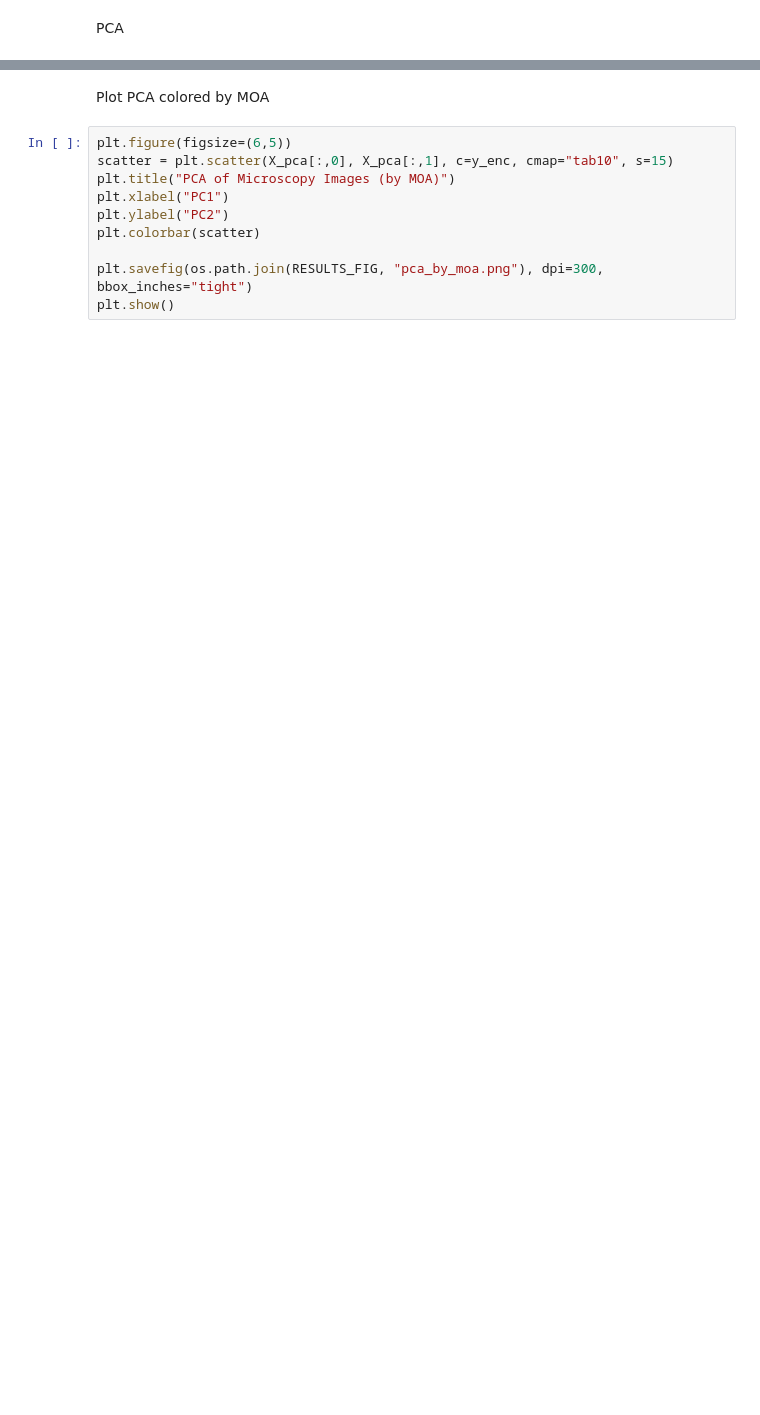
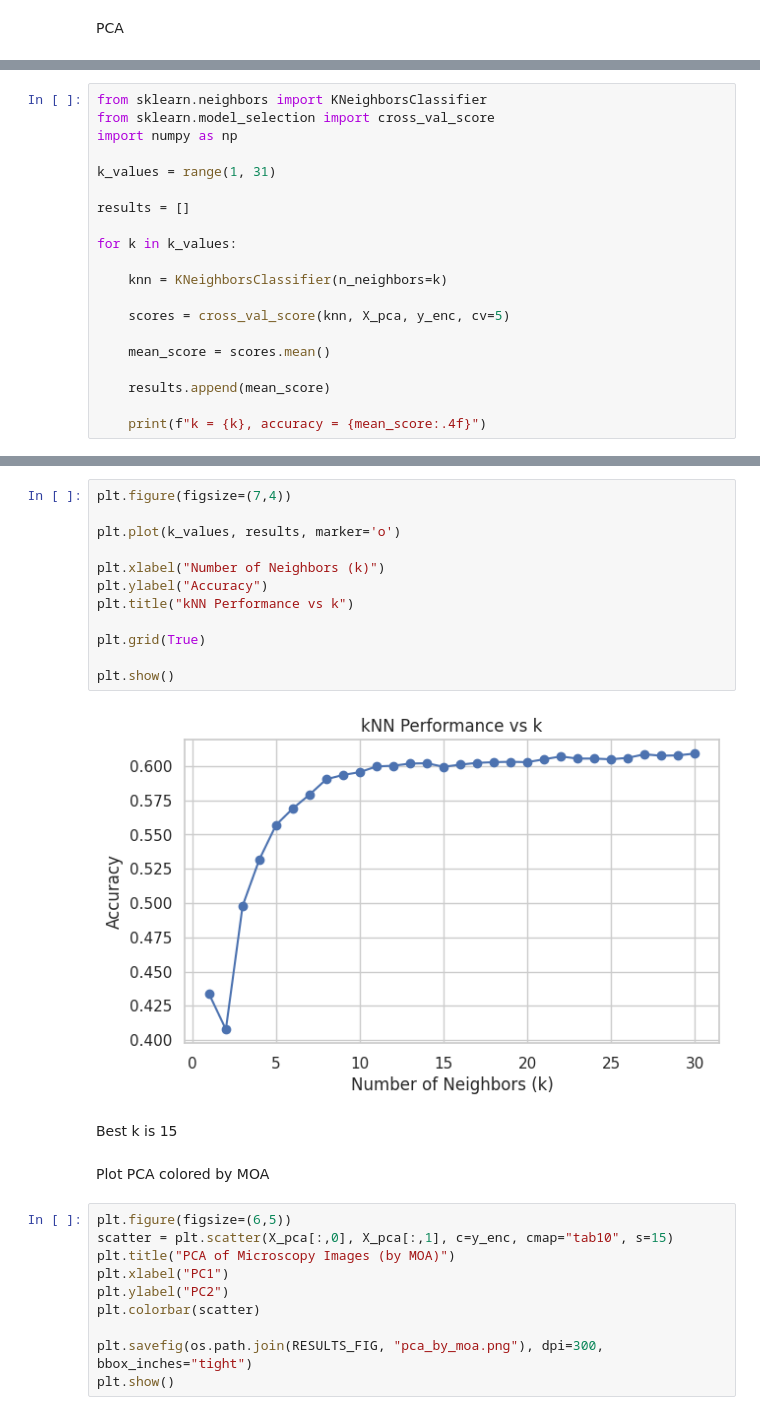
Before and after one commit to saamm/microscopy_self_supervised_learning, a Jupyter notebook: notebooks/04_baseline_pca.ipynb, the cells around one changed output, grey strips where cells are left out. Saved outputs shown, nothing was run; the diff lists cells and outputs as text; blank space fills up the shorter version.

```diff
--- a/notebooks/04_baseline_pca.ipynb
+++ b/notebooks/04_baseline_pca.ipynb
@@ -209,0 +189,20 @@ ev_df.to_csv(os.path.join(RESULTS_TAB, "pca_explained_variance.csv"), index=Fals
+# %%
+from sklearn.neighbors import KNeighborsClassifier
+from sklearn.model_selection import cross_val_score
+import numpy as np
+
+k_values = range(1, 31)
+
+results = []
+
+for k in k_values:
+
+    knn = KNeighborsClassifier(n_neighbors=k)
+
+    scores = cross_val_score(knn, X_pca, y_enc, cv=5)
+
+    mean_score = scores.mean()
+
+    results.append(mean_score)
+
+    print(f"k = {k}, accuracy = {mean_score:.4f}")
@@ -210,3 +236,19 @@ ev_df.to_csv(os.path.join(RESULTS_TAB, "pca_explained_variance.csv"), index=Fals
+# %%
+plt.figure(figsize=(7,4))
+
+plt.plot(k_values, results, marker='o')
+
+plt.xlabel("Number of Neighbors (k)")
+plt.ylabel("Accuracy")
+plt.title("kNN Performance vs k")
+
+plt.grid(True)
+
+plt.show()
+# %% [output]
+[figure, added]
+# %% [markdown]
+Best k is 15
 # %% [markdown]
 Plot PCA colored by MOA
 # %%
```
Also changed, not shown: parts of 69 cells of this notebook, 4 other files.
